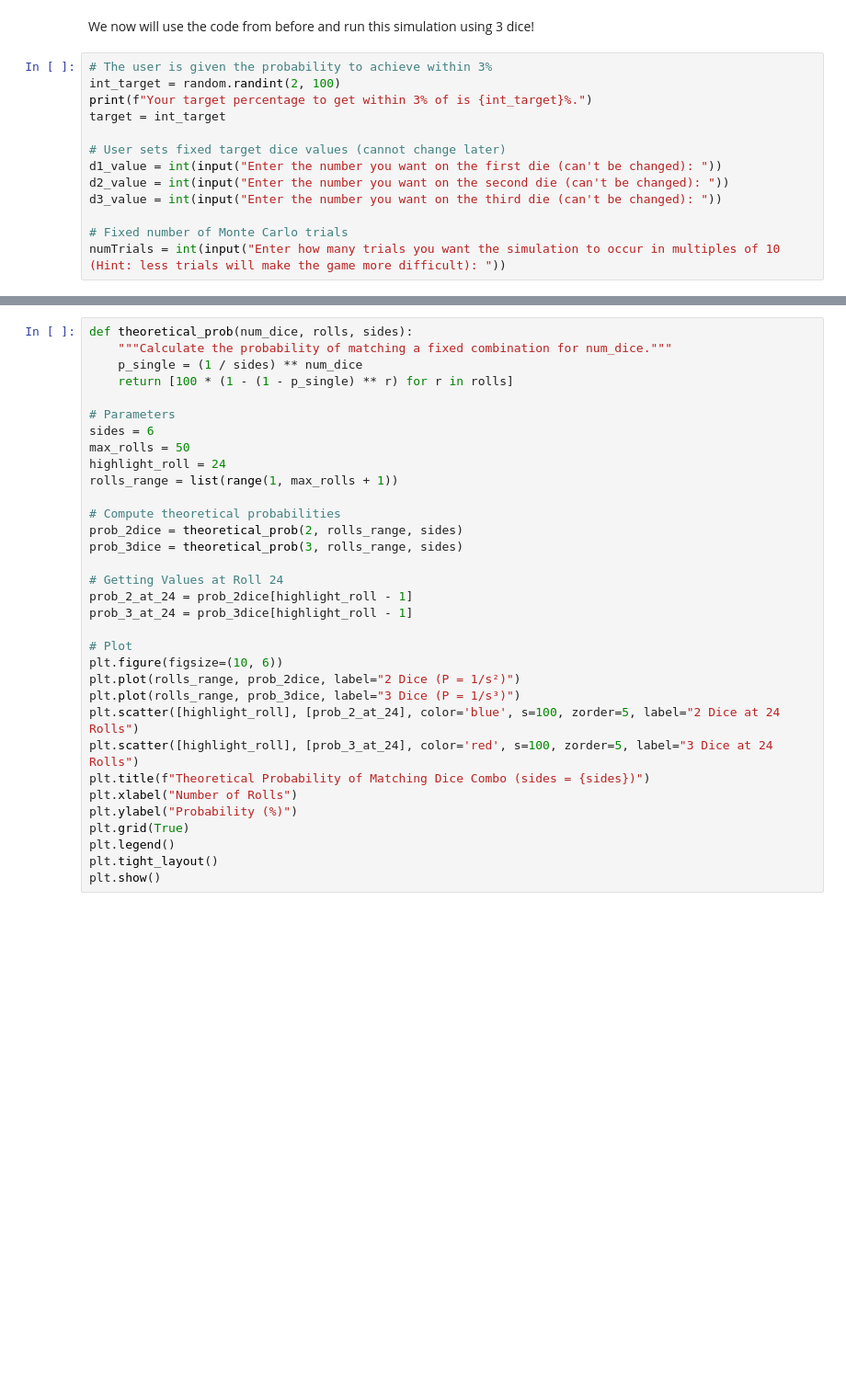
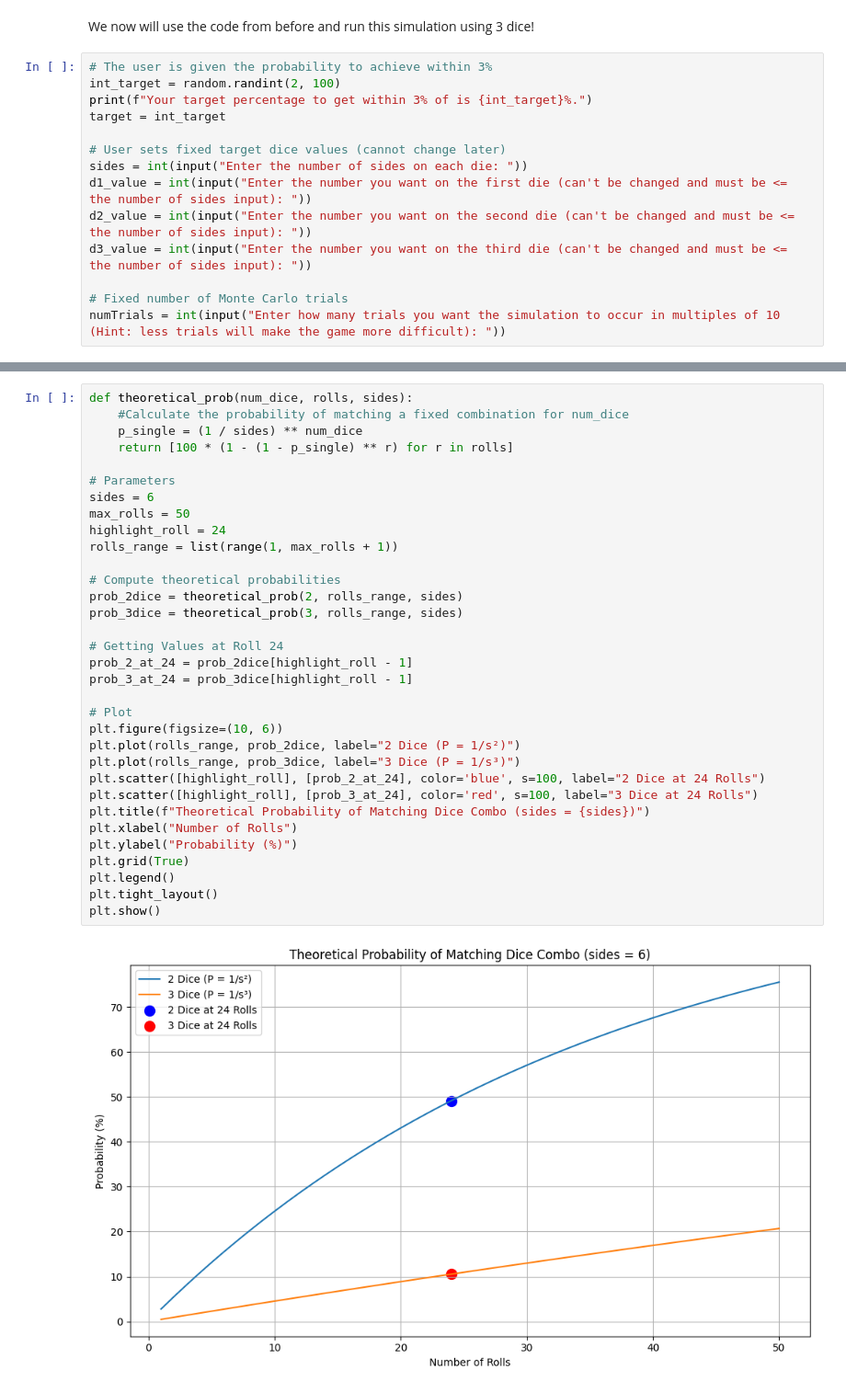
Before and after one commit to byrneap23/FinalProject, a Jupyter notebook: FinalProject.ipynb, the cells around one changed output, grey strips where cells are left out. Shown at 92% size. Drawn from its saved outputs; the diff is of its cells as text; blank space fills up the shorter version.

```diff
--- a/FinalProject.ipynb
+++ b/FinalProject.ipynb
@@ -155,9 +151,10 @@ print(f"Your target percentage to get within 3% of is {int_target}%.")
 target = int_target
 
 # User sets fixed target dice values (cannot change later)
-d1_value = int(input("Enter the number you want on the first die (can't be changed): "))
-d2_value = int(input("Enter the number you want on the second die (can't be changed): "))
-d3_value = int(input("Enter the number you want on the third die (can't be changed): "))
+sides = int(input("Enter the number of sides on each die: "))
+d1_value = int(input("Enter the number you want on the first die (can't be changed and must be <= the number of sides input): "))
+d2_value = int(input("Enter the number you want on the second die (can't be changed and must be <= the number of sides input): "))
+d3_value = int(input("Enter the number you want on the third die (can't be changed and must be <= the number of sides input): "))
 
 # Fixed number of Monte Carlo trials
 numTrials = int(input("Enter how many trials you want the simulation to occur in multiples of 10 (Hint: less trials will make the game more difficult): "))
@@ -245,33 +268,35 @@ plt.show()
 # %%
 def theoretical_prob(num_dice, rolls, sides):
-    """Calculate the probability of matching a fixed combination for num_dice."""
+    #Calculate the probability of matching a fixed combination for num_dice
     p_single = (1 / sides) ** num_dice
     return [100 * (1 - (1 - p_single) ** r) for r in rolls]
 
 # Parameters
 sides = 6
 max_rolls = 50
 highlight_roll = 24
 rolls_range = list(range(1, max_rolls + 1))
 
 # Compute theoretical probabilities
 prob_2dice = theoretical_prob(2, rolls_range, sides)
 prob_3dice = theoretical_prob(3, rolls_range, sides)
 
 # Getting Values at Roll 24
 prob_2_at_24 = prob_2dice[highlight_roll - 1]
 prob_3_at_24 = prob_3dice[highlight_roll - 1]
 
 # Plot
 plt.figure(figsize=(10, 6))
 plt.plot(rolls_range, prob_2dice, label="2 Dice (P = 1/s²)")
 plt.plot(rolls_range, prob_3dice, label="3 Dice (P = 1/s³)")
-plt.scatter([highlight_roll], [prob_2_at_24], color='blue', s=100, zorder=5, label="2 Dice at 24 Rolls")
-plt.scatter([highlight_roll], [prob_3_at_24], color='red', s=100, zorder=5, label="3 Dice at 24 Rolls")
+plt.scatter([highlight_roll], [prob_2_at_24], color='blue', s=100, label="2 Dice at 24 Rolls")
+plt.scatter([highlight_roll], [prob_3_at_24], color='red', s=100, label="3 Dice at 24 Rolls")
 plt.title(f"Theoretical Probability of Matching Dice Combo (sides = {sides})")
 plt.xlabel("Number of Rolls")
 plt.ylabel("Probability (%)")
 plt.grid(True)
 plt.legend()
 plt.tight_layout()
 plt.show()
+# %% [output]
+[figure, added]
```
Also changed, not shown: parts of 5 cells of this notebook.
